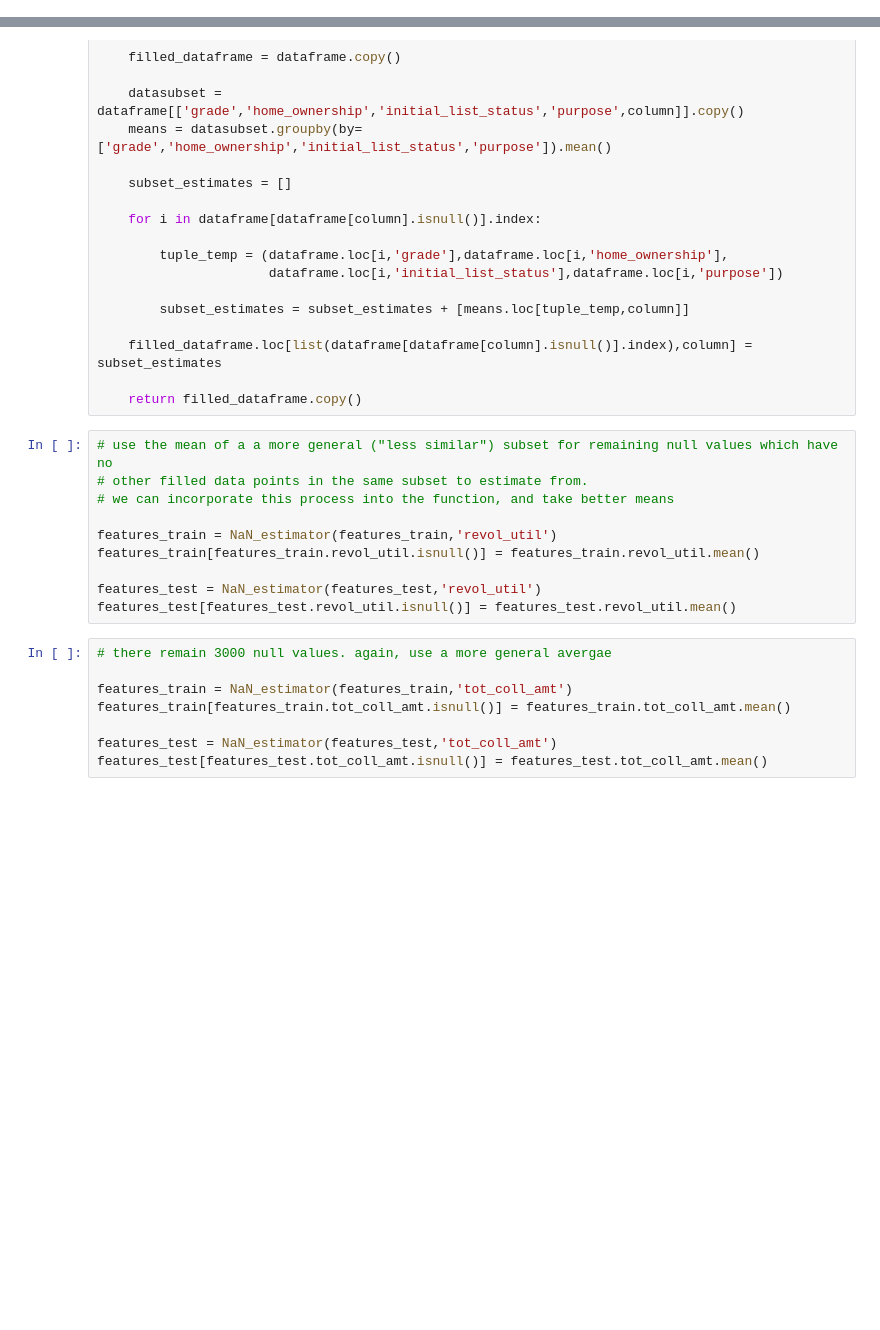
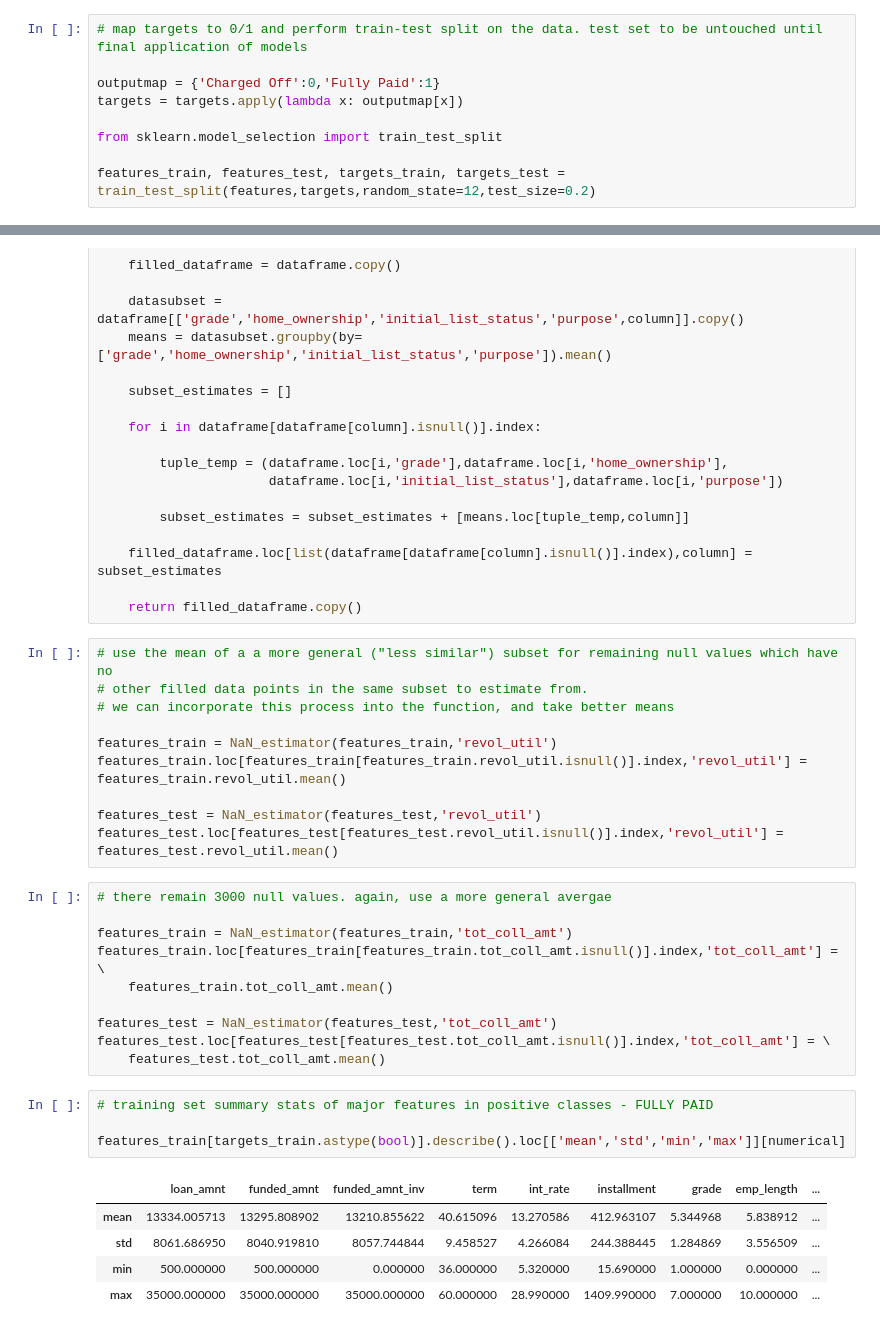
Before and after one commit to pandrewg/Lending-Club, a Jupyter notebook: analysis pt1.ipynb, the cells around one changed output, grey strips where cells are left out. Cells and saved outputs as stored; diff of their text form; blank space fills up the shorter version.

```diff
--- a/analysis pt1.ipynb
+++ b/analysis pt1.ipynb
@@ -26,4 +26,13 @@ loans = loans.drop('index',axis=1)
 loans = loans[(loans['loan_status']=='Charged Off') | (loans['loan_status']=='Fully Paid')].copy()
 features = loans.drop('loan_status',axis=1).copy()
 targets = loans['loan_status'].copy()
+# %%
+# map targets to 0/1 and perform train-test split on the data. test set to be untouched until final application of models
+
+outputmap = {'Charged Off':0,'Fully Paid':1}
+targets = targets.apply(lambda x: outputmap[x])
+
+from sklearn.model_selection import train_test_split
+
+features_train, features_test, targets_train, targets_test = train_test_split(features,targets,random_state=12,test_size=0.2)
 # %%
@@ -130,15 +155,27 @@ def NaN_estimator(dataframe,column):
 # we can incorporate this process into the function, and take better means
 
 features_train = NaN_estimator(features_train,'revol_util')
-features_train[features_train.revol_util.isnull()] = features_train.revol_util.mean()
+features_train.loc[features_train[features_train.revol_util.isnull()].index,'revol_util'] = features_train.revol_util.mean()
 
 features_test = NaN_estimator(features_test,'revol_util')
-features_test[features_test.revol_util.isnull()] = features_test.revol_util.mean()
+features_test.loc[features_test[features_test.revol_util.isnull()].index,'revol_util'] = features_test.revol_util.mean()
 # %%
 # there remain 3000 null values. again, use a more general avergae
 
 features_train = NaN_estimator(features_train,'tot_coll_amt')
-features_train[features_train.tot_coll_amt.isnull()] = features_train.tot_coll_amt.mean()
+features_train.loc[features_train[features_train.tot_coll_amt.isnull()].index,'tot_coll_amt'] = \
+    features_train.tot_coll_amt.mean()
 
 features_test = NaN_estimator(features_test,'tot_coll_amt')
-features_test[features_test.tot_coll_amt.isnull()] = features_test.tot_coll_amt.mean()
+features_test.loc[features_test[features_test.tot_coll_amt.isnull()].index,'tot_coll_amt'] = \
+    features_test.tot_coll_amt.mean()
+# %%
+# training set summary stats of major features in positive classes - FULLY PAID
+
+features_train[targets_train.astype(bool)].describe().loc[['mean','std','min','max']][numerical]
+# %% [output]
+|  | loan_amnt | funded_amnt | funded_amnt_inv | term | int_rate | installment | grade | emp_length | ... |
+| mean | 13334.005713 | 13295.808902 | 13210.855622 | 40.615096 | 13.270586 | 412.963107 | 5.344968 | 5.838912 | ... |
+| std | 8061.686950 | 8040.919810 | 8057.744844 | 9.458527 | 4.266084 | 244.388445 | 1.284869 | 3.556509 | ... |
+| min | 500.000000 | 500.000000 | 0.000000 | 36.000000 | 5.320000 | 15.690000 | 1.000000 | 0.000000 | ... |
+| max | 35000.000000 | 35000.000000 | 35000.000000 | 60.000000 | 28.990000 | 1409.990000 | 7.000000 | 10.000000 | ... |
```
Also changed, not shown: parts of 25 cells of this notebook.
